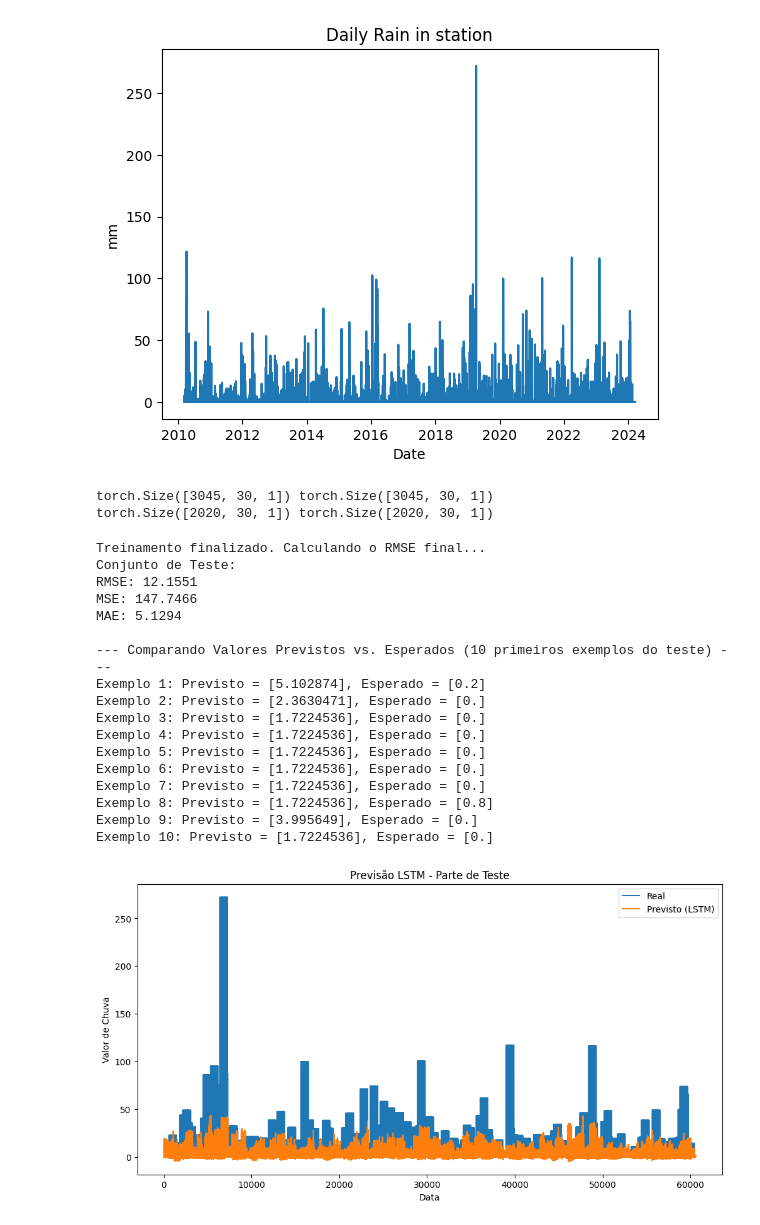
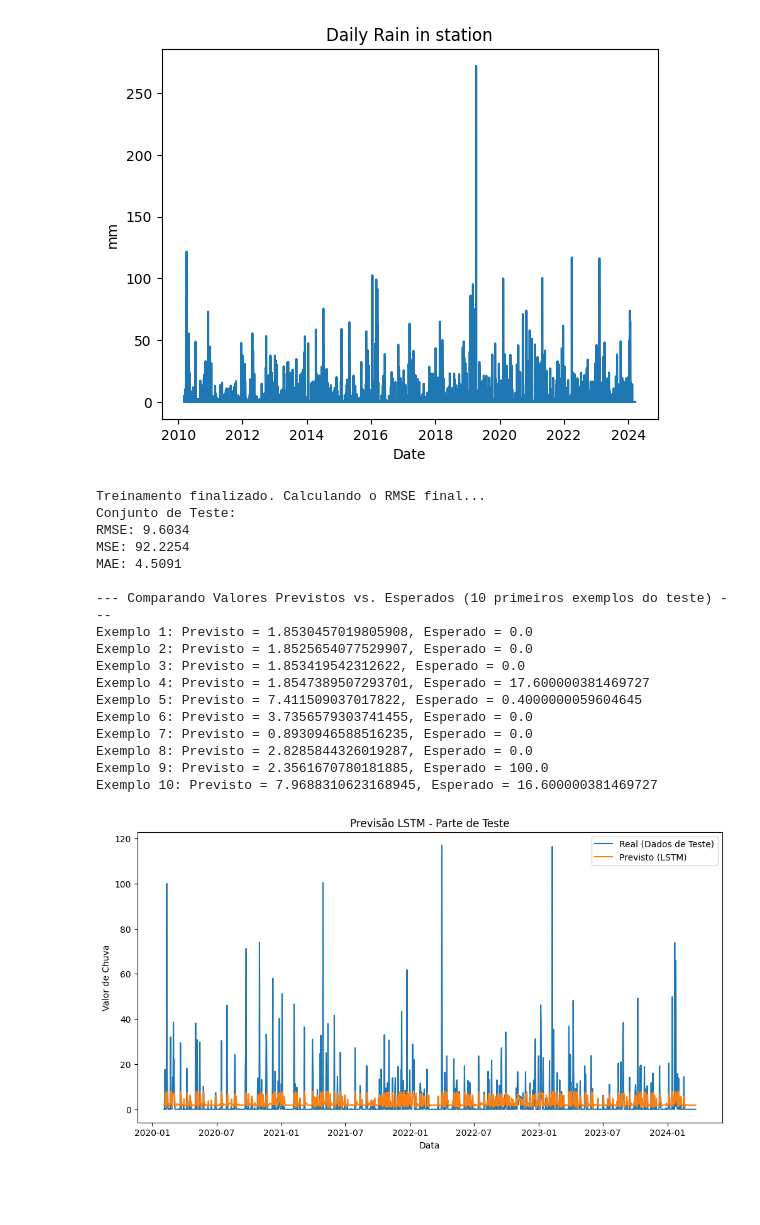
Before and after one commit to pedroboseximenes/tcc, a Jupyter notebook: brDwgd/lstm_br_dwgd.ipynb, the cells around one changed output. Saved outputs shown, nothing was run; the diff lists cells and outputs as text; code cells hidden in the pictures; blank space fills up the shorter version.

```diff
--- a/brDwgd/lstm_br_dwgd.ipynb
+++ b/brDwgd/lstm_br_dwgd.ipynb
@@ -13,12 +13,8 @@ sys.path.append(os.path.abspath(".."))
 from utils.lstmModel import LstmModel
 import utils.lstm as lstm
 # %%
-timeseries = access_br_dwgd.recuperar_dados_br_dwgd_com_area(True)
+timeseries = access_br_dwgd.recuperar_dados_br_dwgd_com_area()
 datas = timeseries.index
-train_size = int(len(timeseries) * 0.6)
-test_size = len(timeseries) - train_size
-train, test = timeseries.values[:train_size], timeseries.values[train_size:]
-train_date, test_date = datas[:train_size] , datas[train_size:]
 plt.plot(timeseries)
 plt.title('Daily Rain in station')
 plt.xlabel('Date')
@@ -27,21 +23,22 @@ plt.show()
 # %% [output]
 [figure]
 # %%
+lookback = 30
+#X_train, y_train = lstm.create_dataset(train, lookback=lookback)
+#X_test, y_test = lstm.create_dataset(test, lookback=lookback)
+
+X, y = lstm.create_sequences_pytorch(timeseries, lookback=lookback)
+train_size = int(len(timeseries) * 0.7)
+X_train, X_test = X[:train_size], X[train_size:]
+y_train, y_test = y[:train_size], y[train_size:]
 
 
-lookback = 30
-X_train, y_train = lstm.create_dataset(train, lookback=lookback)
-X_test, y_test = lstm.create_dataset(test, lookback=lookback)
-
-print(X_train.shape, y_train.shape)
-print(X_test.shape, y_test.shape)
+dates_aligned = datas[lookback:]
+train_date, test_date = dates_aligned[:train_size] , dates_aligned[train_size:]
-# %% [output]
-torch.Size([3045, 30, 1]) torch.Size([3045, 30, 1])
-torch.Size([2020, 30, 1]) torch.Size([2020, 30, 1])
 # %%
 
 model = LstmModel()
-optimizer = optim.Adam(model.parameters())
+optimizer = optim.Adam(model.parameters(), lr=0.001)
 loss_fn = nn.MSELoss()
 loader = data.DataLoader(data.TensorDataset(X_train, y_train), shuffle=True, batch_size=20)
 # %%
@@ -57,9 +54,6 @@ for epoch in range(n_epochs):
         optimizer.zero_grad()
         loss.backward()
         optimizer.step()
-
-
-
 
 # --- Bloco de Avaliação Final (executado apenas uma vez) ---
 print("\nTreinamento finalizado. Calculando o RMSE final...")
@@ -104,29 +98,29 @@ with torch.no_grad():
 # %% [output]
 Treinamento finalizado. Calculando o RMSE final...
 Conjunto de Teste:
-RMSE: 12.1551
-MSE: 147.7466
-MAE: 5.1294
+RMSE: 9.6034
+MSE: 92.2254
+MAE: 4.5091
 
 --- Comparando Valores Previstos vs. Esperados (10 primeiros exemplos do teste) ---
-Exemplo 1: Previsto = [5.102874], Esperado = [0.2]
-Exemplo 2: Previsto = [2.3630471], Esperado = [0.]
-Exemplo 3: Previsto = [1.7224536], Esperado = [0.]
-Exemplo 4: Previsto = [1.7224536], Esperado = [0.]
-Exemplo 5: Previsto = [1.7224536], Esperado = [0.]
-Exemplo 6: Previsto = [1.7224536], Esperado = [0.]
-Exemplo 7: Previsto = [1.7224536], Esperado = [0.]
-Exemplo 8: Previsto = [1.7224536], Esperado = [0.8]
-Exemplo 9: Previsto = [3.995649], Esperado = [0.]
-Exemplo 10: Previsto = [1.7224536], Esperado = [0.]
+Exemplo 1: Previsto = 1.8530457019805908, Esperado = 0.0
+Exemplo 2: Previsto = 1.8525654077529907, Esperado = 0.0
+Exemplo 3: Previsto = 1.853419542312622, Esperado = 0.0
+Exemplo 4: Previsto = 1.8547389507293701, Esperado = 17.600000381469727
+Exemplo 5: Previsto = 7.411509037017822, Esperado = 0.4000000059604645
+Exemplo 6: Previsto = 3.7356579303741455, Esperado = 0.0
+Exemplo 7: Previsto = 0.8930946588516235, Esperado = 0.0
+Exemplo 8: Previsto = 2.8285844326019287, Esperado = 0.0
+Exemplo 9: Previsto = 2.3561670780181885, Esperado = 100.0
+Exemplo 10: Previsto = 7.9688310623168945, Esperado = 16.600000381469727
 # %%
 plt.figure(figsize=(12, 6))
-plt.plot(y_test_np, label="Real")
-plt.plot(y_pred_np, label="Previsto (LSTM)")
+plt.plot(test_date, y_test_np, label="Real (Dados de Teste)")
+plt.plot(test_date, y_pred_np, label="Previsto (LSTM)")
 plt.title("Previsão LSTM - Parte de Teste")
 plt.xlabel("Data")
 plt.ylabel("Valor de Chuva")
 plt.legend()
 plt.show()
 # %% [output]
-[figure, old version]
+[figure, new version]
```
Also changed, not shown: 6 other files.
